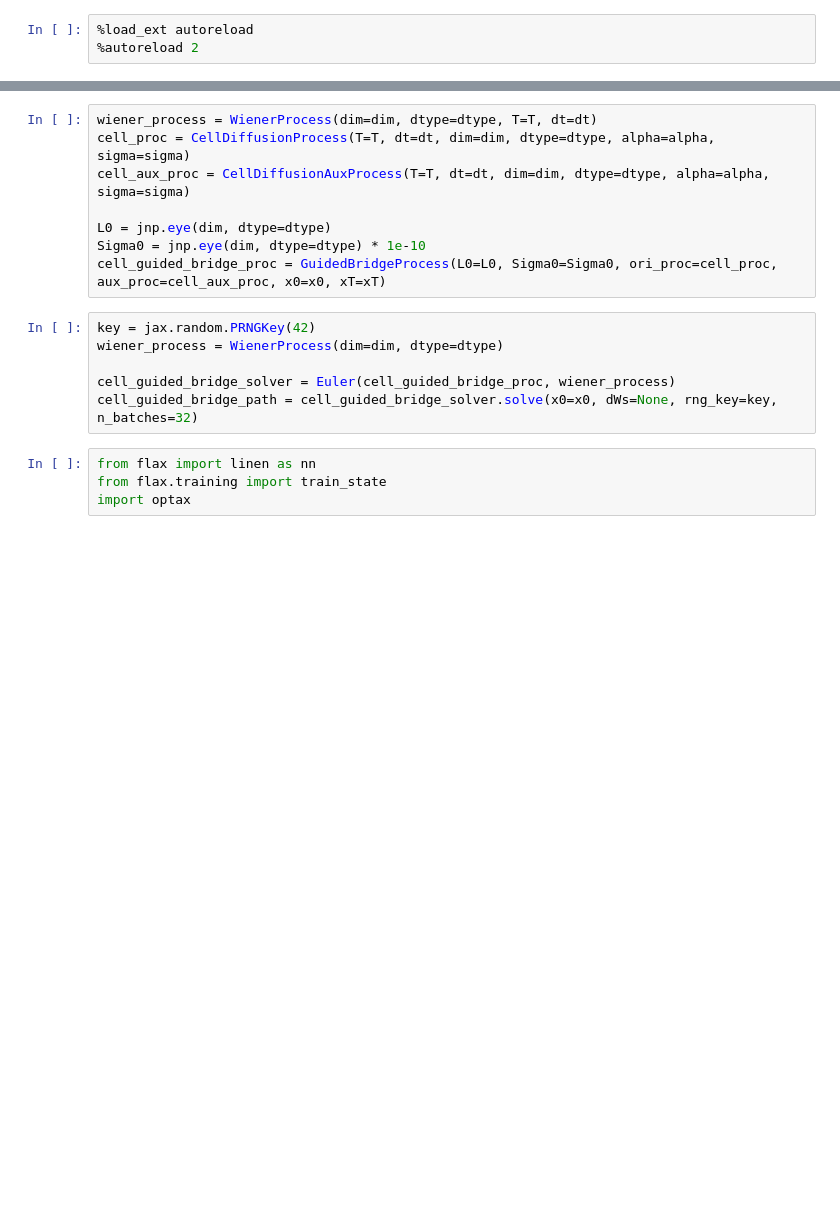
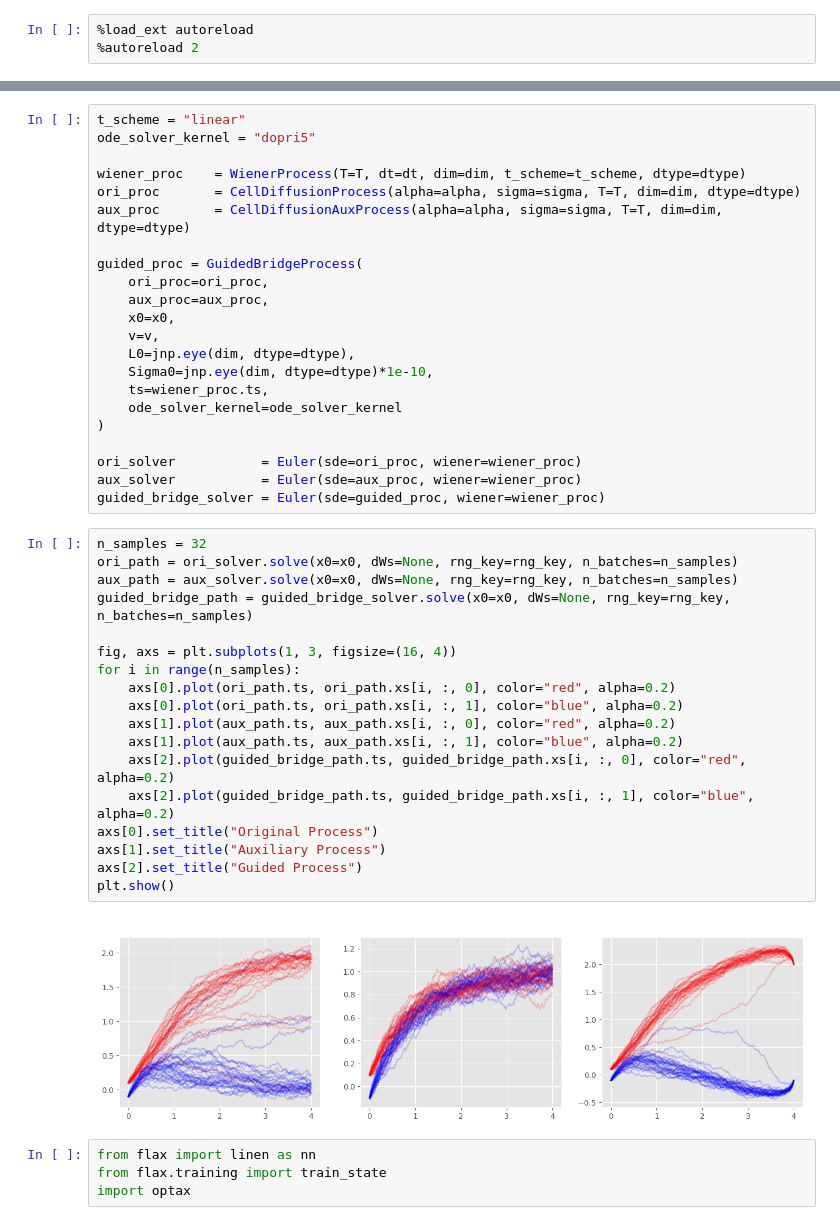
Before and after one commit to bookdiver/neuralbridge, a Jupyter notebook: notebooks/cell_kld_loss.ipynb, the cells around one changed output, grey strips where cells are left out. Cells and saved outputs as stored; diff of their text form; blank space fills up the shorter version.

```diff
--- a/notebooks/cell_kld_loss.ipynb
+++ b/notebooks/cell_kld_loss.ipynb
@@ -26,17 +26,45 @@ xT = jnp.array([2.0, -0.1], dtype=dtype)
 # %%
-wiener_process = WienerProcess(dim=dim, dtype=dtype, T=T, dt=dt)
-cell_proc = CellDiffusionProcess(T=T, dt=dt, dim=dim, dtype=dtype, alpha=alpha, sigma=sigma)
-cell_aux_proc = CellDiffusionAuxProcess(T=T, dt=dt, dim=dim, dtype=dtype, alpha=alpha, sigma=sigma)
+t_scheme = "linear"
+ode_solver_kernel = "dopri5"
 
-L0 = jnp.eye(dim, dtype=dtype)
-Sigma0 = jnp.eye(dim, dtype=dtype) * 1e-10
-cell_guided_bridge_proc = GuidedBridgeProcess(L0=L0, Sigma0=Sigma0, ori_proc=cell_proc, aux_proc=cell_aux_proc, x0=x0, xT=xT)
+wiener_proc    = WienerProcess(T=T, dt=dt, dim=dim, t_scheme=t_scheme, dtype=dtype)
+ori_proc       = CellDiffusionProcess(alpha=alpha, sigma=sigma, T=T, dim=dim, dtype=dtype)
+aux_proc       = CellDiffusionAuxProcess(alpha=alpha, sigma=sigma, T=T, dim=dim, dtype=dtype)
+
+guided_proc = GuidedBridgeProcess(
+    ori_proc=ori_proc,
+    aux_proc=aux_proc,
+    x0=x0,
+    v=v,
+    L0=jnp.eye(dim, dtype=dtype),
+    Sigma0=jnp.eye(dim, dtype=dtype)*1e-10,
+    ts=wiener_proc.ts,
+    ode_solver_kernel=ode_solver_kernel
+)
+
+ori_solver           = Euler(sde=ori_proc, wiener=wiener_proc)
+aux_solver           = Euler(sde=aux_proc, wiener=wiener_proc)
+guided_bridge_solver = Euler(sde=guided_proc, wiener=wiener_proc)
-# %%
-key = jax.random.PRNGKey(42)
-wiener_process = WienerProcess(dim=dim, dtype=dtype)
-
-cell_guided_bridge_solver = Euler(cell_guided_bridge_proc, wiener_process)
-cell_guided_bridge_path = cell_guided_bridge_solver.solve(x0=x0, dWs=None, rng_key=key, n_batches=32)
+# %%
+n_samples = 32
+ori_path = ori_solver.solve(x0=x0, dWs=None, rng_key=rng_key, n_batches=n_samples)
+aux_path = aux_solver.solve(x0=x0, dWs=None, rng_key=rng_key, n_batches=n_samples)
+guided_bridge_path = guided_bridge_solver.solve(x0=x0, dWs=None, rng_key=rng_key, n_batches=n_samples)
+
+fig, axs = plt.subplots(1, 3, figsize=(16, 4))
+for i in range(n_samples):
+    axs[0].plot(ori_path.ts, ori_path.xs[i, :, 0], color="red", alpha=0.2)
+    axs[0].plot(ori_path.ts, ori_path.xs[i, :, 1], color="blue", alpha=0.2)
+    axs[1].plot(aux_path.ts, aux_path.xs[i, :, 0], color="red", alpha=0.2)
+    axs[1].plot(aux_path.ts, aux_path.xs[i, :, 1], color="blue", alpha=0.2)
+    axs[2].plot(guided_bridge_path.ts, guided_bridge_path.xs[i, :, 0], color="red", alpha=0.2)
+    axs[2].plot(guided_bridge_path.ts, guided_bridge_path.xs[i, :, 1], color="blue", alpha=0.2)
+axs[0].set_title("Original Process")
+axs[1].set_title("Auxiliary Process")
+axs[2].set_title("Guided Process")
+plt.show()
+# %% [output]
+[figure, added]
 # %%
 from flax import linen as nn
 from flax.training import train_state
```
Also changed, not shown: parts of 13 cells of this notebook, 16 other files.
